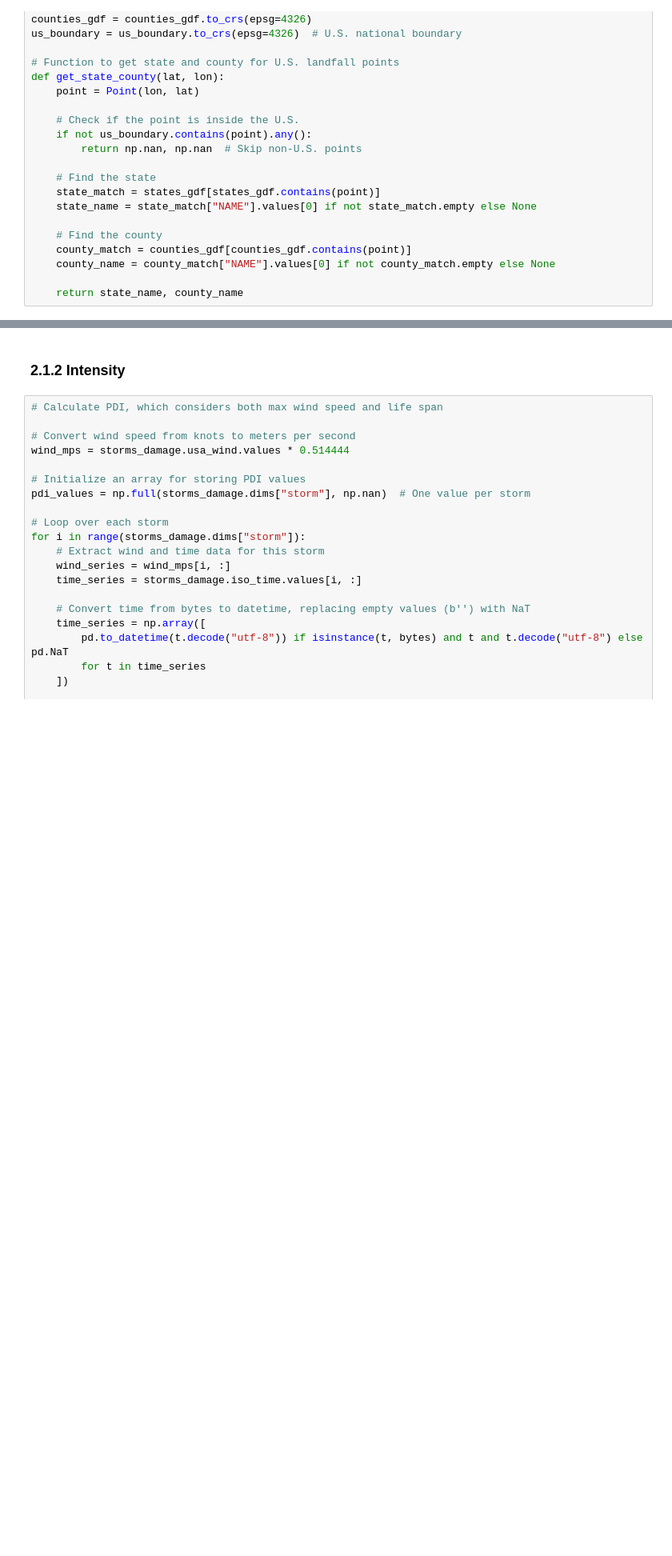
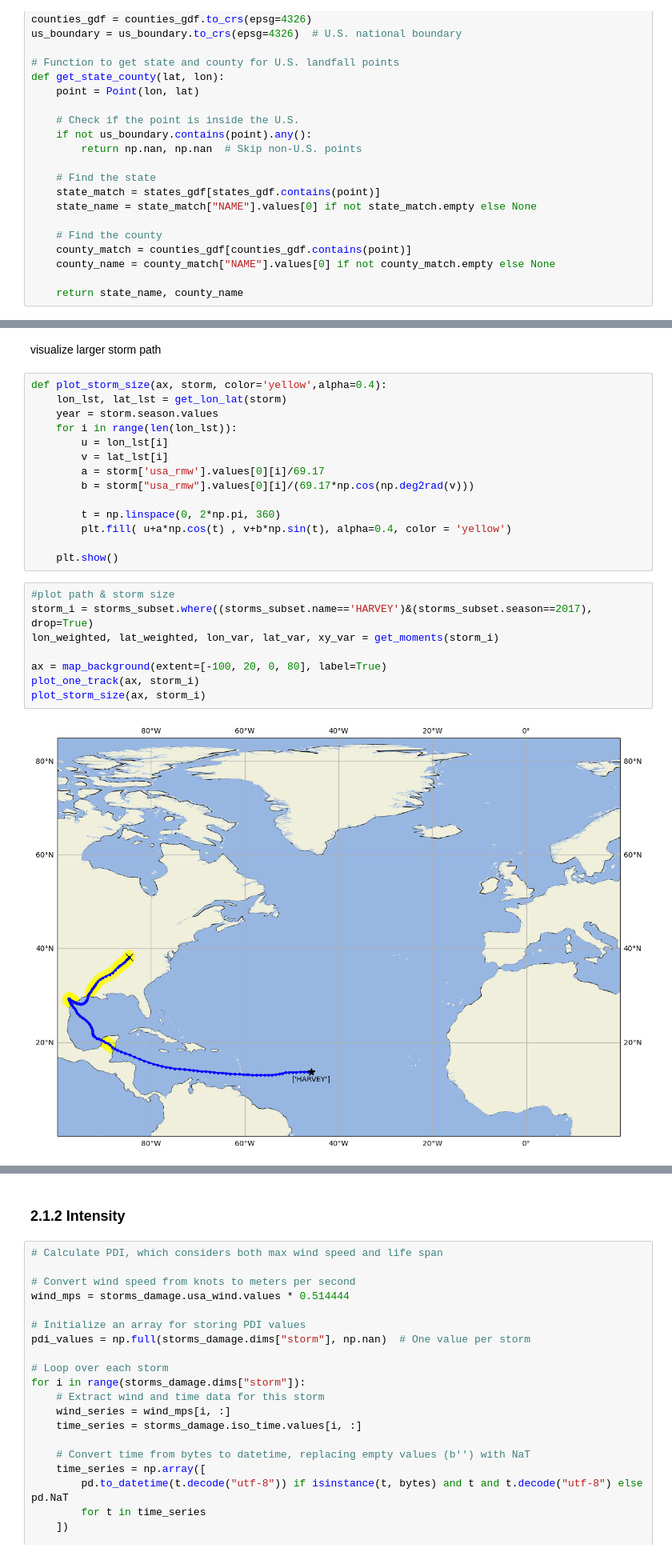
Before and after one commit to spariser/Hurricane_ML_proj_t5, a Jupyter notebook: Project1_Story_0208.ipynb, the cells around one changed output, grey strips where cells are left out. Shown at 80% size. Cells and saved outputs as stored; diff of their text form; blank space fills up the shorter version.

Commit message:
adding larger storm area information to main code

```diff
--- a/Project1_Story_0208.ipynb
+++ b/Project1_Story_0208.ipynb
@@ -522,0 +505,26 @@ Data variables: (12/154)
+# %% [markdown]
+visualize larger storm path
+# %%
+def plot_storm_size(ax, storm, color='yellow',alpha=0.4):
+    lon_lst, lat_lst = get_lon_lat(storm)
+    year = storm.season.values
+    for i in range(len(lon_lst)):
+        u = lon_lst[i]
+        v = lat_lst[i]
+        a = storm['usa_rmw'].values[0][i]/69.17
+        b = storm["usa_rmw"].values[0][i]/(69.17*np.cos(np.deg2rad(v)))
+
+        t = np.linspace(0, 2*np.pi, 360)
+        plt.fill( u+a*np.cos(t) , v+b*np.sin(t), alpha=0.4, color = 'yellow')
+
+    plt.show()
+# %%
+#plot path & storm size
+storm_i = storms_subset.where((storms_subset.name=='HARVEY')&(storms_subset.season==2017), drop=True)
+lon_weighted, lat_weighted, lon_var, lat_var, xy_var = get_moments(storm_i)
+
+ax = map_background(extent=[-100, 20, 0, 80], label=True)
+plot_one_track(ax, storm_i)
+plot_storm_size(ax, storm_i)
+# %% [output]
+[figure, added]
```
Also changed, not shown: parts of 11 cells of this notebook.
